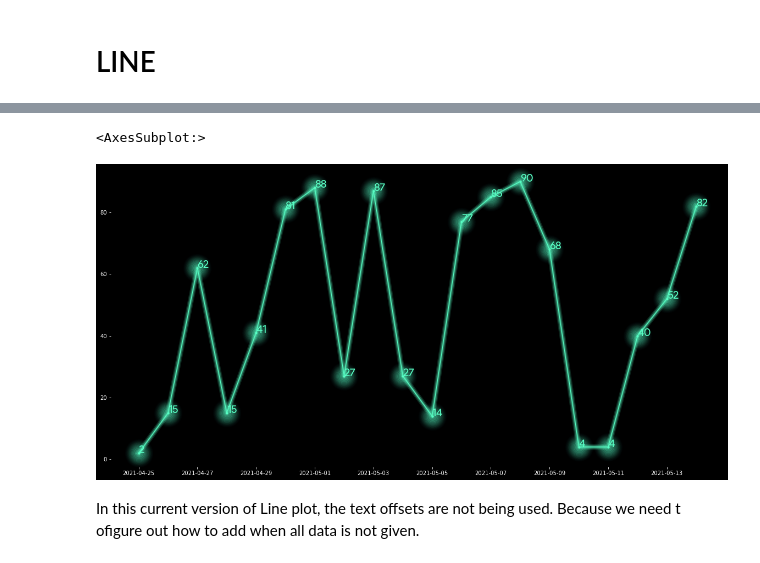
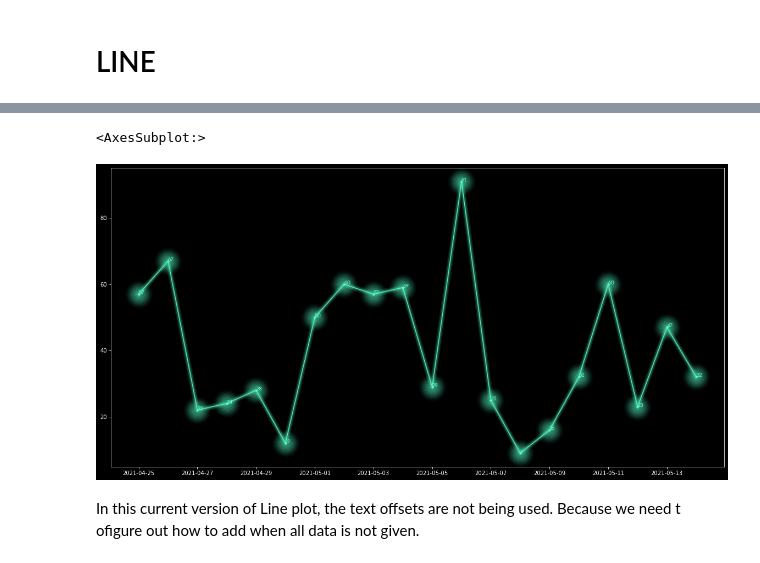
Before and after one commit to AayushSameerShah/neona, a Jupyter notebook: checks.ipynb, the cells around one changed output, grey strips where cells are left out. Saved outputs shown, nothing was run; the diff lists cells and outputs as text; code cells hidden in the pictures.

```diff
--- a/checks.ipynb
+++ b/checks.ipynb
@@ -18,7 +18,3 @@ importlib.reload(neona)
 #
 # %% [markdown]
 # BAR
-# %%
-def plot_configure(ax, spines_yn= True, figsize= None):
-    for spine in ['left', 'right', 'top', 'bottom']:
-        ax.spines[spine].set_visible(spines_yn)
@@ -79,2 +51,0 @@ importlib.reload(neona)
-# %%
-df = pd.DataFrame(np.random.randint(0, 100, (20,2)), index= pd.date_range('25/4/2021', periods= 20))
@@ -90,15 +52,17 @@ df.head()
 # %%
 def lineplot(x, y= None, spines= True, figsize= None, point_size= 2,
              color= "#59ffc5", point_marker= 'o', font_dict= dict(),
-             font_offset_xy= (0, 0), show_values= True, show_marks= True):
+             font_offset_xy= (0, 0), show_values= True, show_marks= True, ax=None):
 
-    fig, ax = plot_configure(spines_yn= spines, figsize= figsize)
+    fig = plt.gcf()
+    ax = ax or plt.gca()
+    plot_configure(ax, spines_yn=spines)
     sizes, alphas, point = get_point(fig, point_size= point_size)
     font_dict['color'] = color
     a, b = get_lw()
 
 
-    # WHOLE DF / Series (goes only if X is provided and is either DF or Series)
+    # WHOLE DF / Series
     if not isinstance(y, (pd.Series, pd.DataFrame)) and y == None:
 
         # DF given
@@ -159,11 +123,12 @@ def lineplot(x, y= None, spines= True, figsize= None, point_size= 2,
 
     return ax
 # %%
-neona.lineplot(df.index, df[0], figsize= (20, 10), point_marker= 'o', point_size= 3, spines= False,
-        font_dict= dict(fontfamily= "product sans", fontsize= 20), show_marks= True, show_values= True)
+plt.figure(figsize= (20, 10))
+lineplot(df.index, df[0], figsize= (20, 10), point_marker= 'o', point_size= 3, spines= True,
+        font_dict= dict(fontfamily= "product sans", fontsize= 10), show_marks= True, show_values= True)
 # %% [output]
 <AxesSubplot:>
-[figure, old version]
+[figure, new version]
 # %% [markdown]
 In this current version of Line plot, the text offsets are not being used. Because we need t ofigure out how to add when all data is not given.
 # %% [markdown]
```
Also changed, not shown: parts of 18 cells of this notebook, 2 other files.
